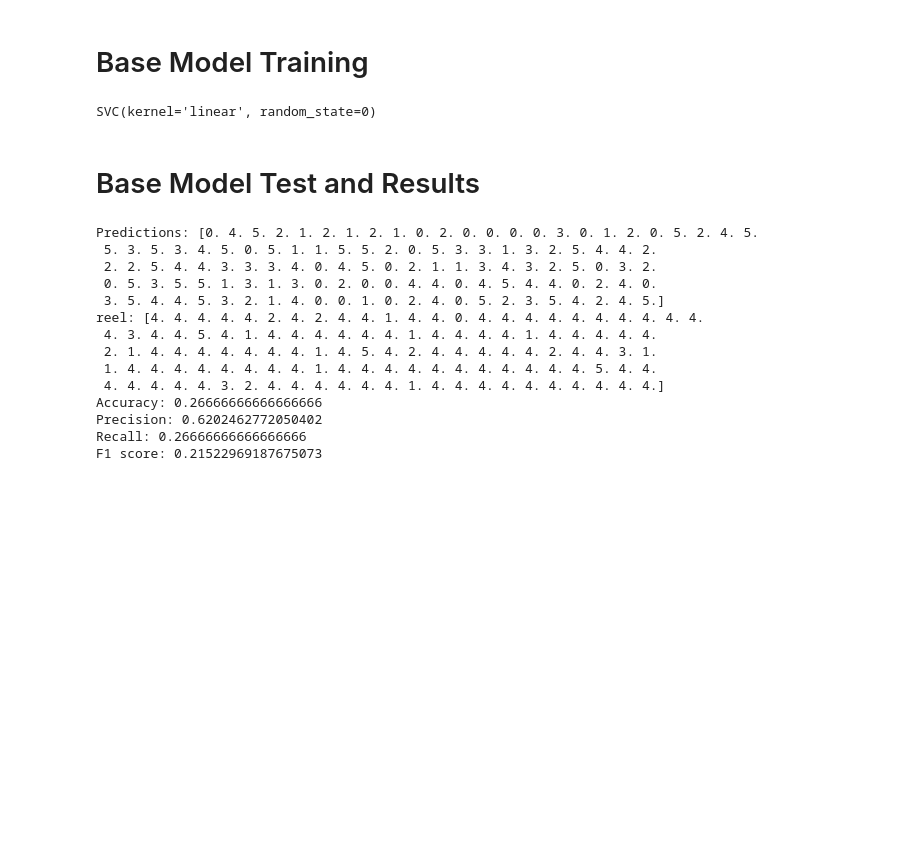
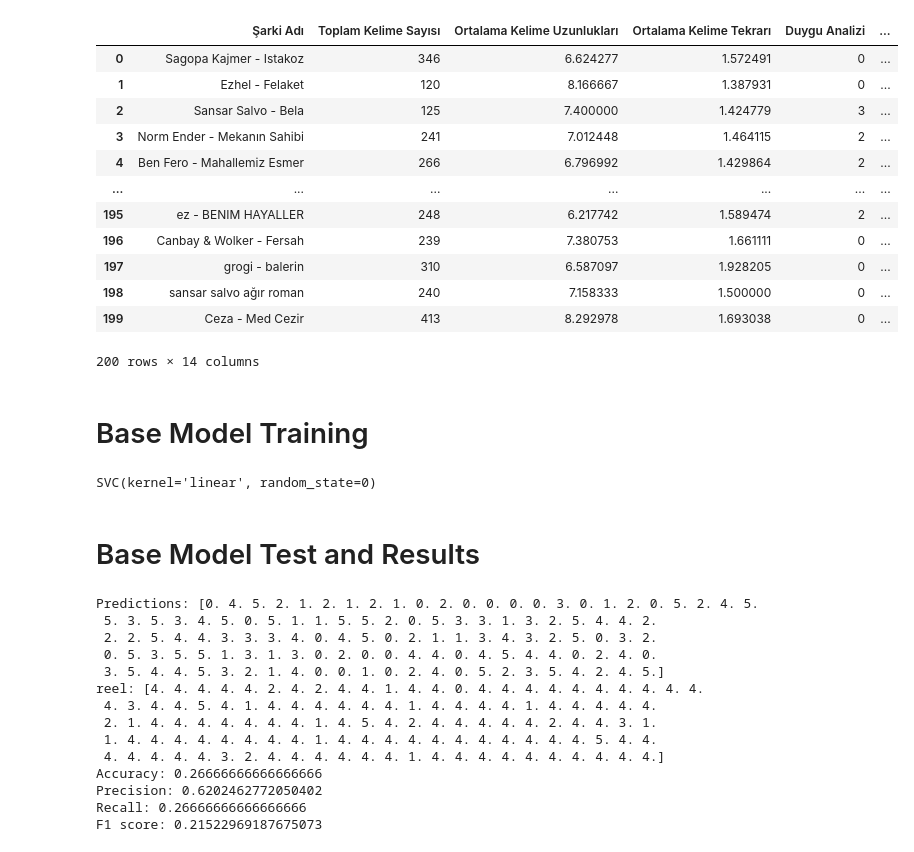
Before and after one commit to hasanerdemak/NLP-Music-Genre-Classification, a Jupyter notebook: notebooks/Makine Öğrenmesi Modelleri.ipynb, the cells around one changed output. Drawn from its saved outputs; the diff is of its cells as text; code cells hidden in the pictures; blank space fills up the shorter version.

```diff
--- a/notebooks/Makine Öğrenmesi Modelleri.ipynb
+++ b/notebooks/Makine Öğrenmesi Modelleri.ipynb
@@ -83,8 +101,33 @@ data = {'Şarki Adı':sarki_adi,
         'Ortalama Kelime Uzunlukları': word_lengths,
         'Ortalama Kelime Tekrarı ':repeated_word,
         'Duygu Analizi':emtion_analysis}
+
 rap_df = pd.DataFrame(data)
+rap_df["eski_turkce_kelime_orani"] = df_rap["eski_turkce_kelime_orani"].values
+rap_df["fiil_orani"] = df_rap["fiil_orani"].values
+rap_df["sifat_orani"] = df_rap["sifat_orani"].values
+rap_df["zarf_orani"] = df_rap["zarf_orani"].values
+rap_df["baglac_orani"] = df_rap["baglac_orani"].values
+rap_df["unlem_orani"] = df_rap["unlem_orani"].values
+rap_df["soru_orani"] = df_rap["soru_orani"].values
+rap_df["bilinmeyen_orani"] = df_rap["bilinmeyen_orani"].values
 rap_df['Label']=0
+# %%
+rap_df
+# %% [output]
+|  | Şarki Adı | Toplam Kelime Sayısı | Ortalama Kelime Uzunlukları | Ortalama Kelime Tekrarı | Duygu Analizi | ... |
+| 0 | Sagopa Kajmer - Istakoz | 346 | 6.624277 | 1.572491 | 0 | ... |
+| 1 | Ezhel - Felaket | 120 | 8.166667 | 1.387931 | 0 | ... |
+| 2 | Sansar Salvo - Bela | 125 | 7.400000 | 1.424779 | 3 | ... |
+| 3 | Norm Ender - Mekanın Sahibi | 241 | 7.012448 | 1.464115 | 2 | ... |
+| 4 | Ben Fero - Mahallemiz Esmer | 266 | 6.796992 | 1.429864 | 2 | ... |
+| ... | ... | ... | ... | ... | ... | ... |
+| 195 | ez - BENIM HAYALLER | 248 | 6.217742 | 1.589474 | 2 | ... |
+| 196 | Canbay & Wolker - Fersah | 239 | 7.380753 | 1.661111 | 0 | ... |
+| 197 | grogi - balerin | 310 | 6.587097 | 1.928205 | 0 | ... |
+| 198 | sansar salvo ağır roman | 240 | 7.158333 | 1.500000 | 0 | ... |
+| 199 | Ceza - Med Cezir | 413 | 8.292978 | 1.693038 | 0 | ... |
+200 rows × 14 columns
 # %%
 df_pop=df_dataset.loc[df_dataset["sarki_turu"]=='pop']
 
```
Also changed, not shown: parts of 14 cells of this notebook, 1 other file.
